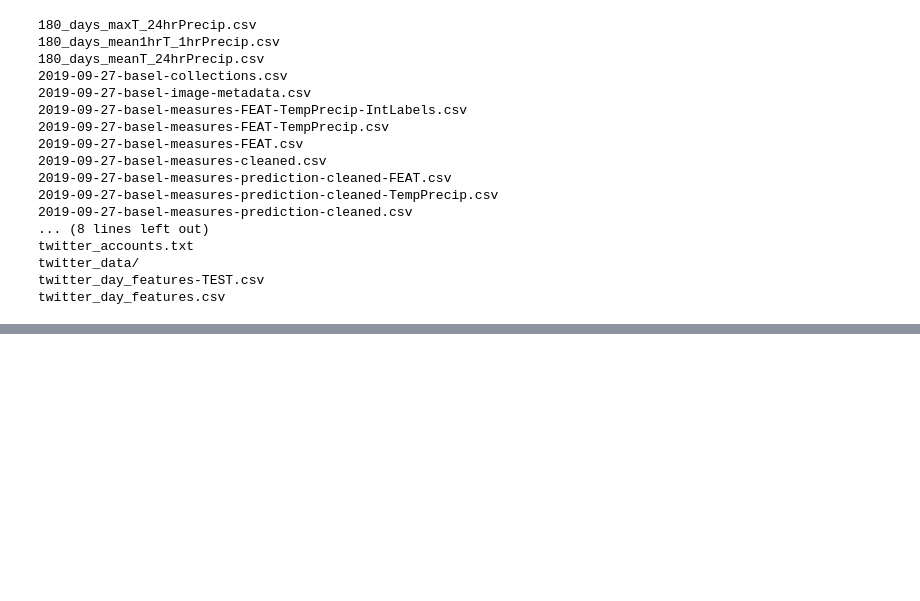
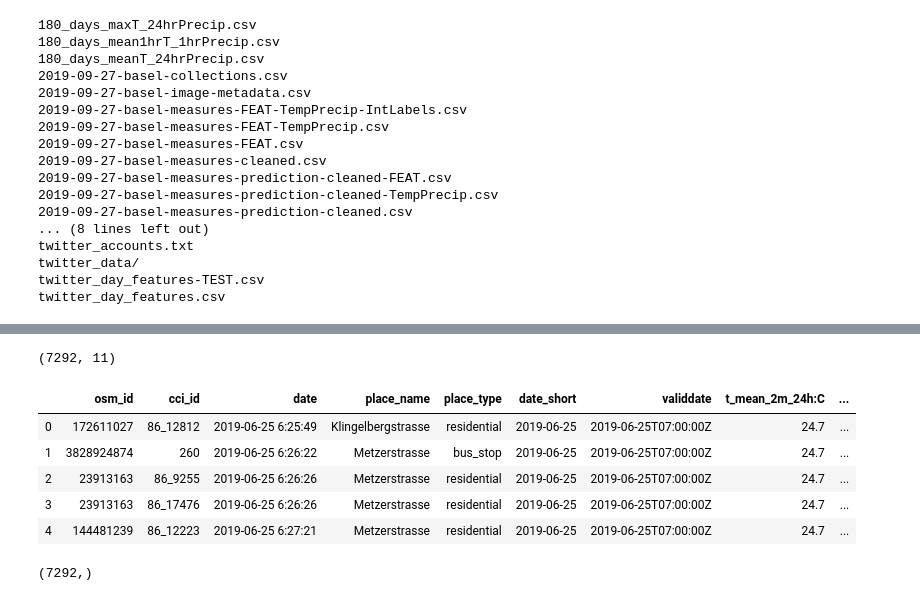
Before and after one commit to jeremiasbaur/SmartCleanCityHackZurich19, a Jupyter notebook: train_cv.ipynb, the cells around one changed output, grey strips where cells are left out. Cells and saved outputs as stored; diff of their text form; code cells hidden in the pictures; blank space fills up the shorter version.

```diff
--- a/train_cv.ipynb
+++ b/train_cv.ipynb
@@ -182,0 +144,24 @@ sorted(metrics.SCORERS.keys())
+# %%
+in_df_test1 = pd.read_csv("./data/2019-09-27-basel-measures-prediction-cleaned-TempPrecip.csv")
+
+in_df_test1['comb_id'] = in_df_test1[['osm_id', 'cci_id', 'date']].apply(lambda x: '-'.join([str(i) for i in x]), axis=1)
+
+in_df_test1 = in_df_test1.drop([c for c in in_df_test1.columns if c.startswith('Unnamed')], axis=1)
+
+in_df_test1['day_date'] = in_df_test1.date.apply(lambda x: get_daydate(x))
+
+print(in_df_test1.shape)
+
+in_df_test1.head()
+# %% [output]
+(7292, 11)
+|  | osm_id | cci_id | date | place_name | place_type | date_short | validdate | t_mean_2m_24h:C | ... |
+| 0 | 172611027 | 86_12812 | 2019-06-25 6:25:49 | Klingelbergstrasse | residential | 2019-06-25 | 2019-06-25T07:00:00Z | 24.7 | ... |
+| 1 | 3828924874 | 260 | 2019-06-25 6:26:22 | Metzerstrasse | bus_stop | 2019-06-25 | 2019-06-25T07:00:00Z | 24.7 | ... |
+| 2 | 23913163 | 86_9255 | 2019-06-25 6:26:26 | Metzerstrasse | residential | 2019-06-25 | 2019-06-25T07:00:00Z | 24.7 | ... |
+| 3 | 23913163 | 86_17476 | 2019-06-25 6:26:26 | Metzerstrasse | residential | 2019-06-25 | 2019-06-25T07:00:00Z | 24.7 | ... |
+| 4 | 144481239 | 86_12223 | 2019-06-25 6:27:21 | Metzerstrasse | residential | 2019-06-25 | 2019-06-25T07:00:00Z | 24.7 | ... |
+# %%
+in_df_test1.comb_id.unique().shape
+# %% [output]
+(7292,)
```
Also changed, not shown: parts of 40 cells of this notebook.
